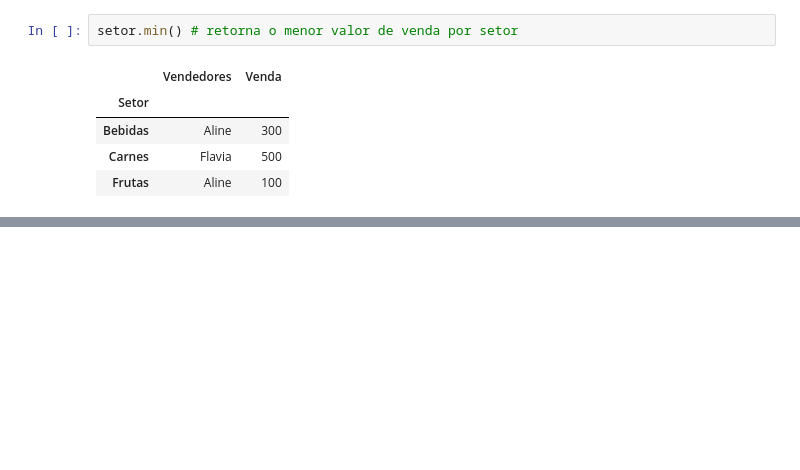
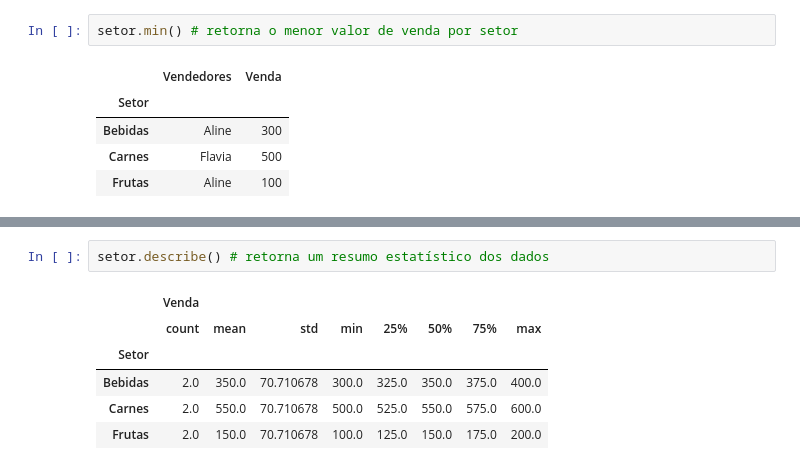
Before and after one commit to CaiqueFreitasFagundes/PROJETOS, a Jupyter notebook: AULAS/aula_pandas.ipynb, the cells around one changed output, grey strips where cells are left out. Saved outputs shown, nothing was run; the diff lists cells and outputs as text; blank space fills up the shorter version.

```diff
--- a/AULAS/aula_pandas.ipynb
+++ b/AULAS/aula_pandas.ipynb
@@ -364,0 +373,9 @@ setor.min() # retorna o menor valor de venda por setor
+# %%
+setor.describe() # retorna um resumo estatístico dos dados
+# %% [output]
+|  | Venda |  |  |  |  |  |  |  |
+|  | count | mean | std | min | 25% | 50% | 75% | max |
+| Setor |  |  |  |  |  |  |  |  |
+| Bebidas | 2.0 | 350.0 | 70.710678 | 300.0 | 325.0 | 350.0 | 375.0 | 400.0 |
+| Carnes | 2.0 | 550.0 | 70.710678 | 500.0 | 525.0 | 550.0 | 575.0 | 600.0 |
+| Frutas | 2.0 | 150.0 | 70.710678 | 100.0 | 125.0 | 150.0 | 175.0 | 200.0 |
```
Also changed, not shown: parts of 14 cells of this notebook.
